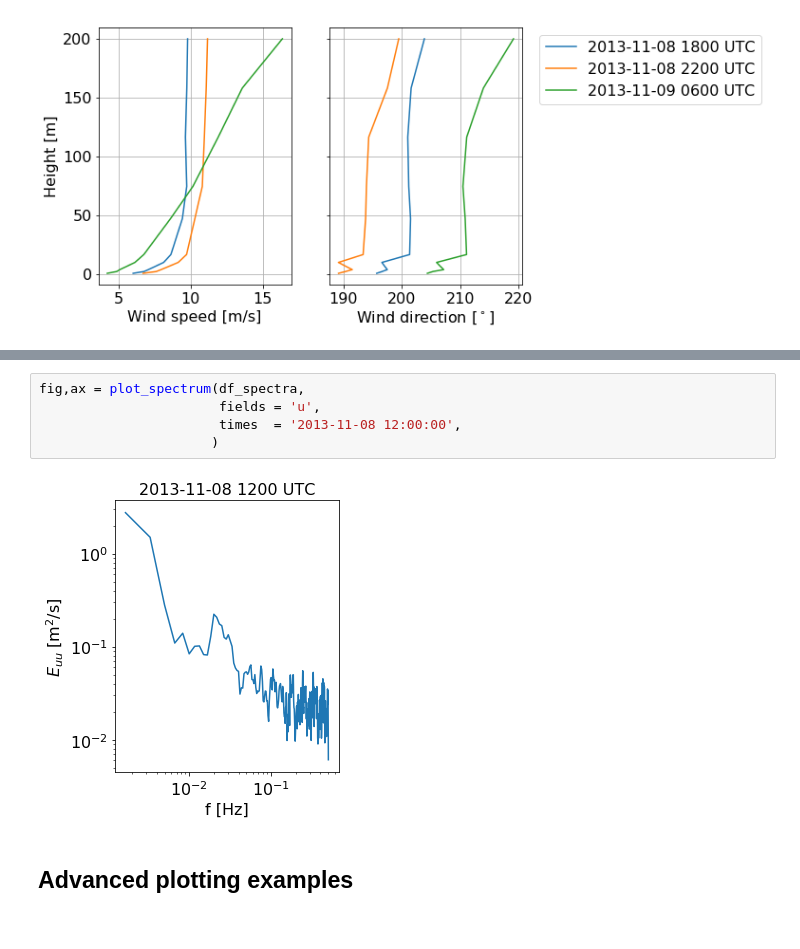
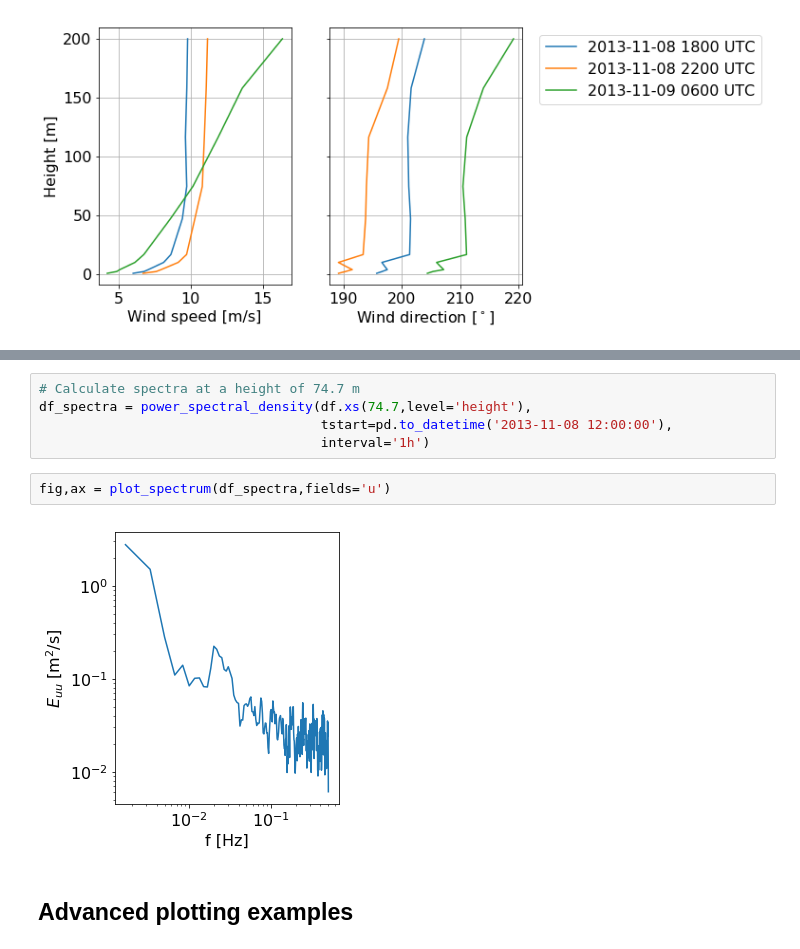
Before and after one commit to a2e-mmc/mmctools, a Jupyter notebook: example_plotting.ipynb, the cells around one changed output, grey strips where cells are left out. Cells and saved outputs as stored; diff of their text form.

```diff
--- a/example_plotting.ipynb
+++ b/example_plotting.ipynb
@@ -94,10 +74,12 @@ fig,ax,cbar = plot_timeheight(df10,fields = ['wspd','wdir'])
+# %%
+# Calculate spectra at a height of 74.7 m
+df_spectra = power_spectral_density(df.xs(74.7,level='height'),
+                                    tstart=pd.to_datetime('2013-11-08 12:00:00'),
+                                    interval='1h')
 # %%
-fig,ax = plot_spectrum(df_spectra,
-                       fields = 'u',
-                       times  = '2013-11-08 12:00:00',
-                      )
+fig,ax = plot_spectrum(df_spectra,fields='u')
 # %% [output]
-[figure, old version]
+[figure, new version]
 # %% [markdown]
 ## Advanced plotting examples
 # %% [markdown]
```
Also changed, not shown: parts of 5 cells of this notebook.
